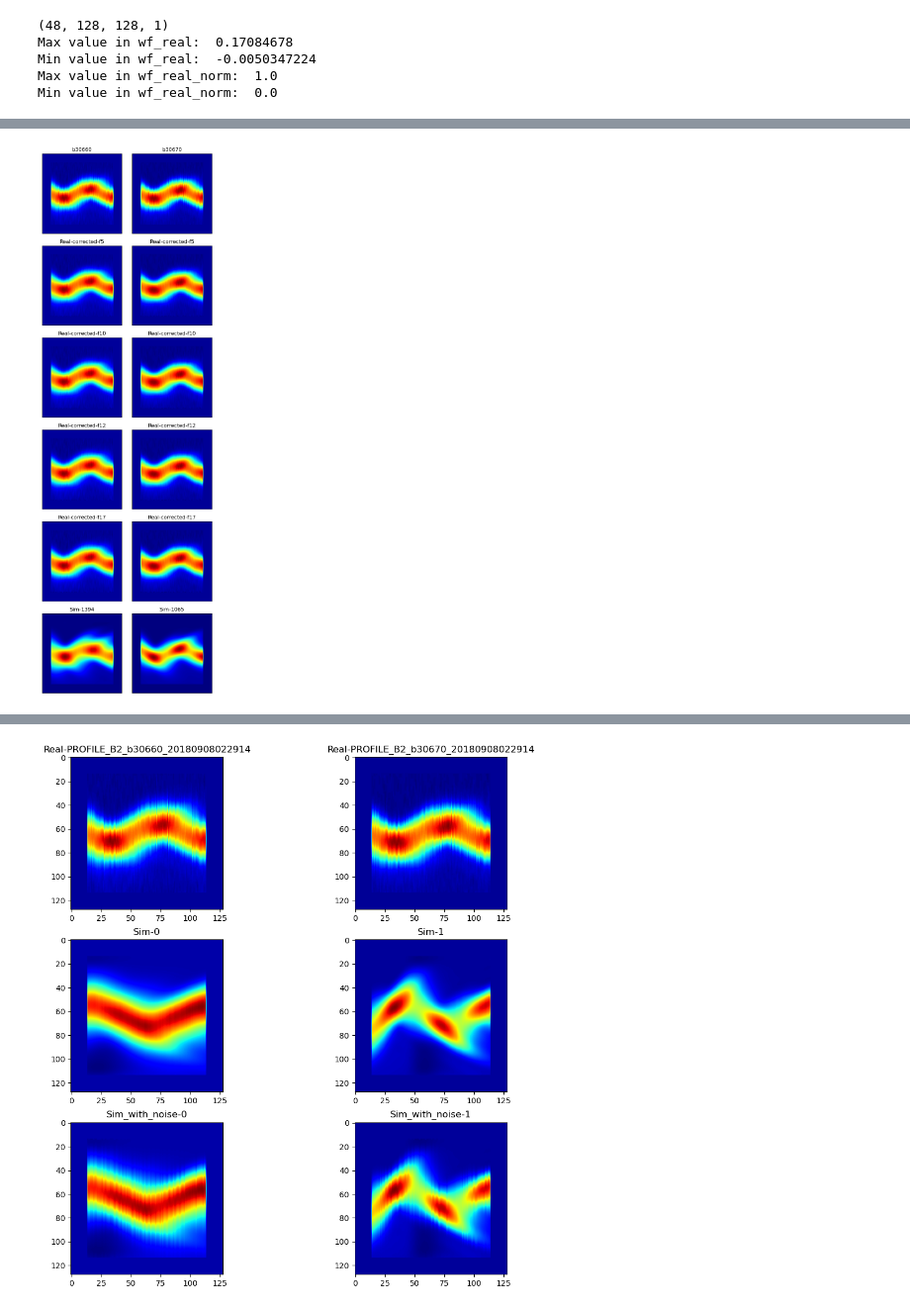
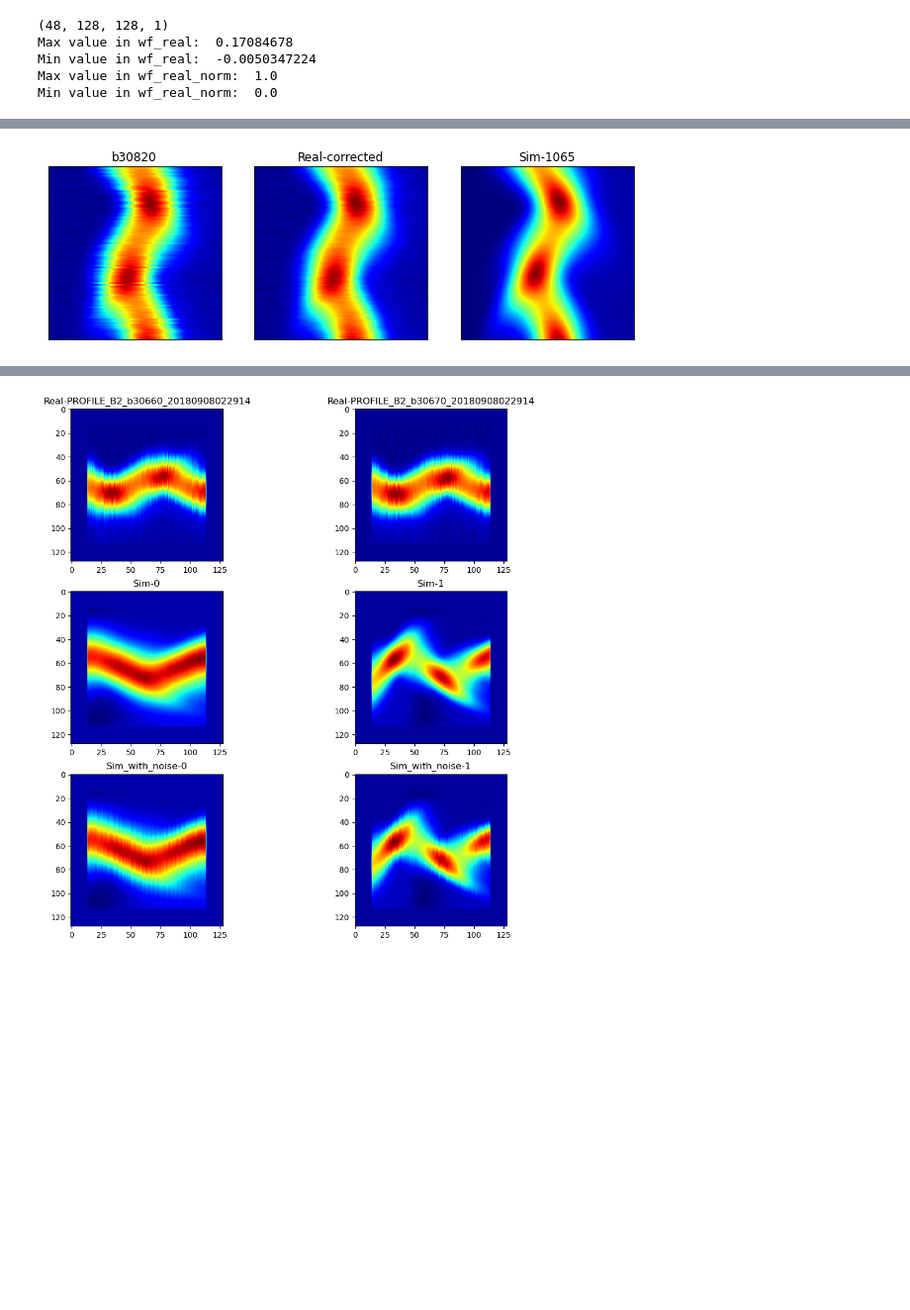
Before and after one commit to kiliakis/tomography_ML, a Jupyter notebook: add_jitter_to_synthetic_data.ipynb, the cells around one changed output, grey strips where cells are left out. Shown at 99% size. Cells and saved outputs as stored; diff of their text form; code cells hidden in the pictures; blank space fills up the shorter version.

```diff
--- a/add_jitter_to_synthetic_data.ipynb
+++ b/add_jitter_to_synthetic_data.ipynb
@@ -146,59 +133,62 @@ for i in range(len(wf_real_norm)):
             min_diff_idx[i] = j
 # %%
 # plot some real data together with the most similar simulated data
-nrows = 6
-ncols = 2
+nrows = 1
+ncols = 3
 
 # Create 3x3 grid of figures
 fig, axes = plt.subplots(ncols=ncols, nrows=nrows, figsize=(3*ncols, 3*nrows), sharex=True)
-for i in range(ncols):
-    ax = axes[0, i]
+for i in range(nrows):
+    ax = axes[0]
     plt.sca(ax)
     ax.set_xticks([]); ax.set_yticks([])
-    ax.imshow(wf_real_norm[i], cmap='jet')
+    ax.imshow(wf_real_norm[i, 14:-14, 14:-14, 0].T, cmap='jet')
     ax.set_title(f'{wf_id[i].split("_")[2]}')
     plt.tight_layout()
 
-    ax = axes[1, i]
+    # ax = axes[1, i]
+    # plt.sca(ax)
+    # ax.set_xticks([])
+    # ax.set_yticks([])
+    # ax.imshow(wf_real_corrected_f5[i], cmap='jet')
+    # ax.set_title(f'Real-corrected-f5')
+    # plt.tight_layout()
+
+    # ax = axes[2, i]
+    # plt.sca(ax)
+    # ax.set_xticks([])
+    # ax.set_yticks([])
+    # ax.imshow(wf_real_corrected_f10[i], cmap='jet')
+    # ax.set_title(f'Real-corrected-f10')
+    # plt.tight_layout()
+
+    ax = axes[1]
     plt.sca(ax)
     ax.set_xticks([])
     ax.set_yticks([])
-    ax.imshow(wf_real_corrected_f5[i], cmap='jet')
-    ax.set_title(f'Real-corrected-f5')
+    ax.imshow(wf_real_corrected[i, 14:-14, 14:-14, 0].T, cmap='jet')
+    ax.set_title(f'Real-corrected')
     plt.tight_layout()
 
-    ax = axes[2, i]
+    # ax = axes[4, i]
+    # plt.sca(ax)
+    # ax.set_xticks([])
+    # ax.set_yticks([])
+    # ax.imshow(wf_real_corrected_f17[i], cmap='jet')
+    # ax.set_title(f'Real-corrected-f17')
+    # plt.tight_layout()
+
+    ax = axes[2]
     plt.sca(ax)
-    ax.set_xticks([])
-    ax.set_yticks([])
-    ax.imshow(wf_real_corrected_f10[i], cmap='jet')
-    ax.set_title(f'Real-corrected-f10')
+    ax.set_xticks([]); ax.set_yticks([])
+    ax.imshow(
+        np.array(wf_sim[min_diff_idx[i], 14:-14, 14:-14, 0]).T, cmap='jet')
+    ax.set_title(f'Sim-{min_diff_idx[i]}')
     plt.tight_layout()
 
-    ax = axes[3, i]
-    plt.sca(ax)
-    ax.set_xticks([])
-    ax.set_yticks([])
-    ax.imshow(wf_real_corrected[i], cmap='jet')
-    ax.set_title(f'Real-corrected-f12')
-    plt.tight_layout()
-
-    ax = axes[4, i]
-    plt.sca(ax)
-    ax.set_xticks([])
-    ax.set_yticks([])
-    ax.imshow(wf_real_corrected_f17[i], cmap='jet')
-    ax.set_title(f'Real-corrected-f17')
-    plt.tight_layout()
-
-    ax = axes[5, i]
-    plt.sca(ax)
-    ax.set_xticks([]); ax.set_yticks([])
-    ax.imshow(wf_sim[min_diff_idx[i]], cmap='jet')
-    ax.set_title(f'Sim-{min_diff_idx[i]}')
-    plt.tight_layout()
+plt.savefig('plots/synthetic_vs_real_data.jpg', dpi=300, bbox_inches='tight')
 # %% [output]
-[figure, old version]
+[figure, new version]
 # %%
 def noisy(image, noise_typ, **kwargs):
     '''
```
Also changed, not shown: parts of 5 cells of this notebook, 2 other files.
